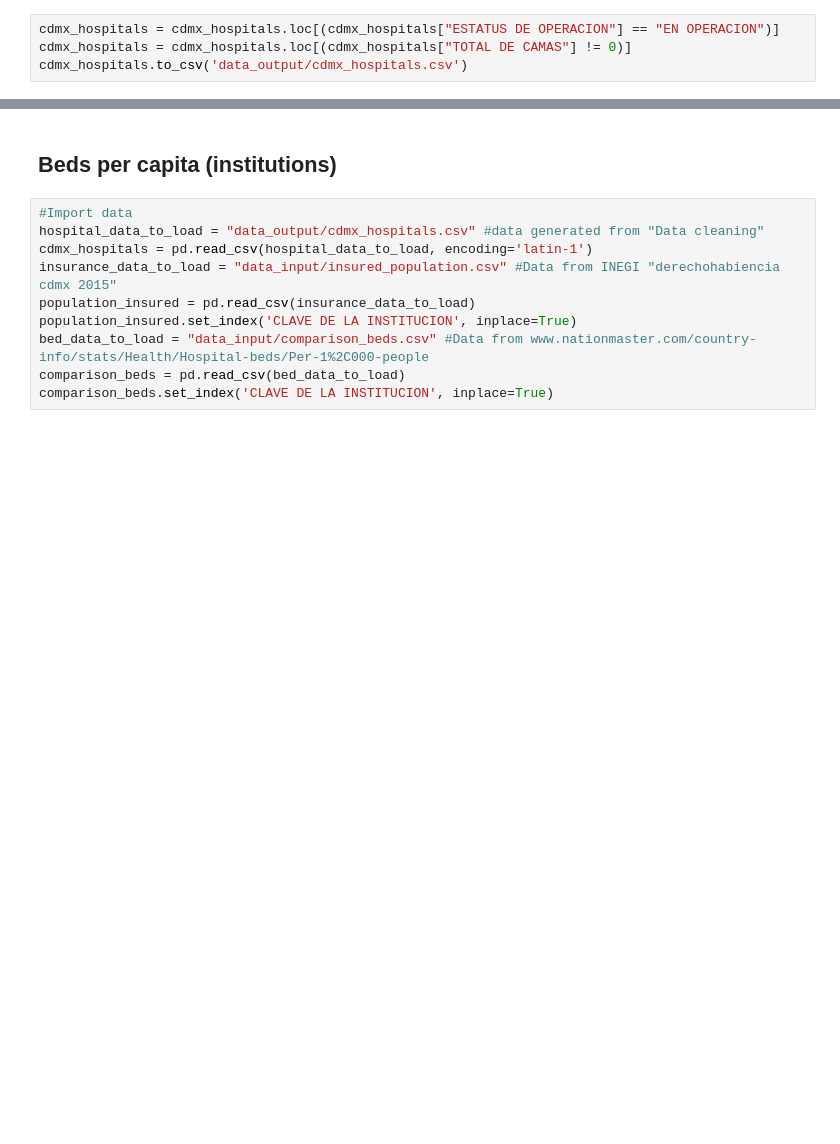
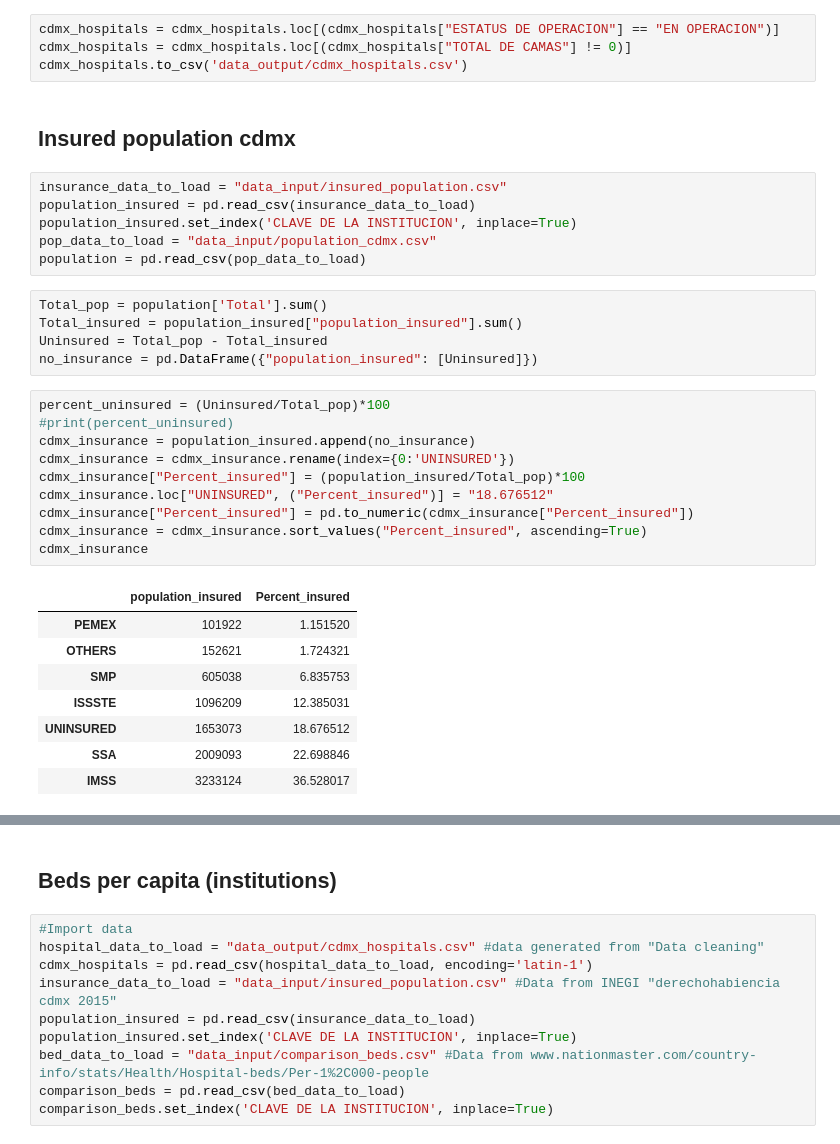
Before and after one commit to JoannePeel/healthcare-data-analysis, a Jupyter notebook: main.ipynb, the cells around one changed output, grey strips where cells are left out. Saved outputs shown, nothing was run; the diff lists cells and outputs as text; blank space fills up the shorter version.

```diff
--- a/main.ipynb
+++ b/main.ipynb
@@ -35,3 +35,35 @@ cdmx_hospitals.head()
 cdmx_hospitals = cdmx_hospitals.loc[(cdmx_hospitals["ESTATUS DE OPERACION"] == "EN OPERACION")]
 cdmx_hospitals = cdmx_hospitals.loc[(cdmx_hospitals["TOTAL DE CAMAS"] != 0)]
 cdmx_hospitals.to_csv('data_output/cdmx_hospitals.csv')
+# %% [markdown]
+## Insured population cdmx
+# %%
+insurance_data_to_load = "data_input/insured_population.csv"
+population_insured = pd.read_csv(insurance_data_to_load)
+population_insured.set_index('CLAVE DE LA INSTITUCION', inplace=True)
+pop_data_to_load = "data_input/population_cdmx.csv"
+population = pd.read_csv(pop_data_to_load)
+# %%
+Total_pop = population['Total'].sum()
+Total_insured = population_insured["population_insured"].sum()
+Uninsured = Total_pop - Total_insured
+no_insurance = pd.DataFrame({"population_insured": [Uninsured]})
+# %%
+percent_uninsured = (Uninsured/Total_pop)*100
+#print(percent_uninsured)
+cdmx_insurance = population_insured.append(no_insurance)
+cdmx_insurance = cdmx_insurance.rename(index={0:'UNINSURED'})
+cdmx_insurance["Percent_insured"] = (population_insured/Total_pop)*100
+cdmx_insurance.loc["UNINSURED", ("Percent_insured")] = "18.676512"
+cdmx_insurance["Percent_insured"] = pd.to_numeric(cdmx_insurance["Percent_insured"])
+cdmx_insurance = cdmx_insurance.sort_values("Percent_insured", ascending=True)
+cdmx_insurance
+# %% [output]
+|  | population_insured | Percent_insured |
+| PEMEX | 101922 | 1.151520 |
+| OTHERS | 152621 | 1.724321 |
+| SMP | 605038 | 6.835753 |
+| ISSSTE | 1096209 | 12.385031 |
+| UNINSURED | 1653073 | 18.676512 |
+| SSA | 2009093 | 22.698846 |
+| IMSS | 3233124 | 36.528017 |
```
Also changed, not shown: parts of 1 cell of this notebook, 1 other file.
